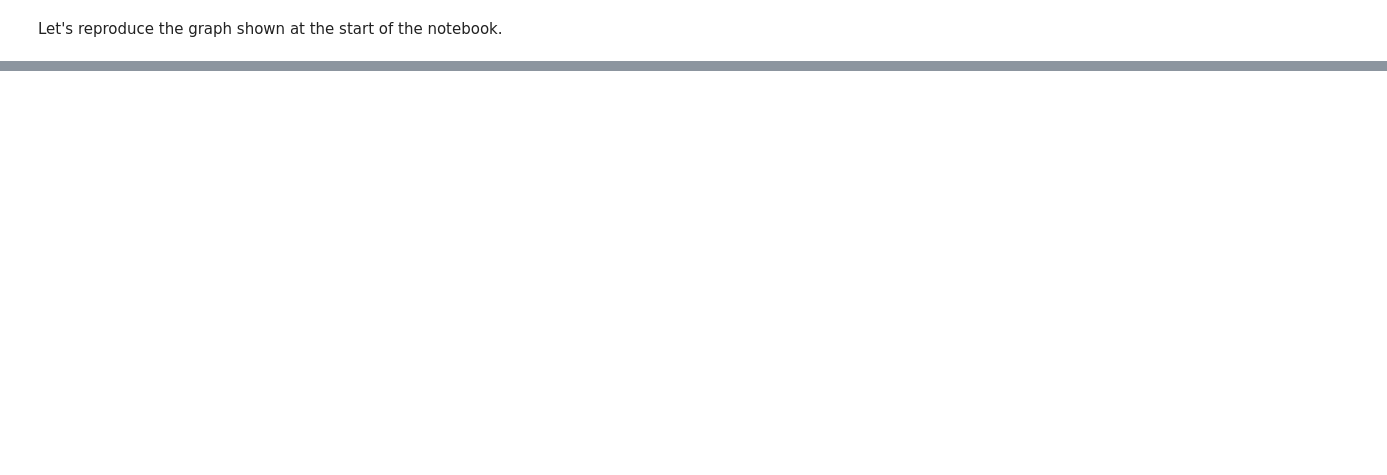
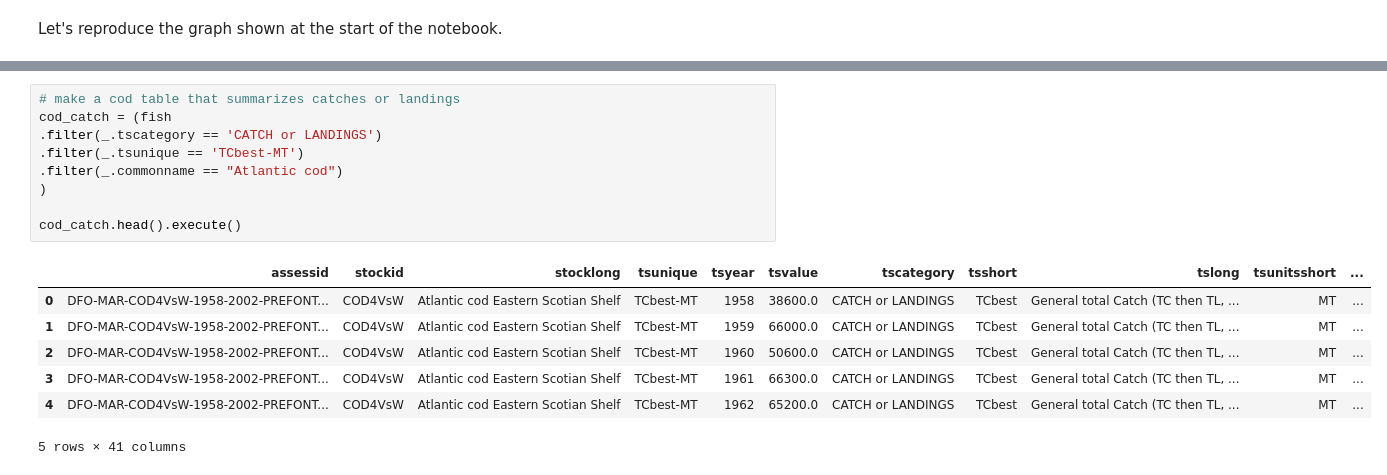
Before and after one commit to espm-288/fish-a_team_fish, a Jupyter notebook: notebook.ipynb, the cells around one changed output, grey strips where cells are left out. Drawn from its saved outputs; the diff is of its cells as text; blank space fills up the shorter version.

```diff
--- a/notebook.ipynb
+++ b/notebook.ipynb
@@ -180,0 +96,17 @@ fish.group_by(_.tslong, _.tsunique).agg(n = _.count()).order_by(_.n.desc()).exec
+# %%
+# make a cod table that summarizes catches or landings
+cod_catch = (fish
+.filter(_.tscategory == 'CATCH or LANDINGS')
+.filter(_.tsunique == 'TCbest-MT')
+.filter(_.commonname == "Atlantic cod")
+)
+
+cod_catch.head().execute()
+# %% [output]
+|  | assessid | stockid | stocklong | tsunique | tsyear | tsvalue | tscategory | tsshort | tslong | tsunitsshort | ... |
+| 0 | DFO-MAR-COD4VsW-1958-2002-PREFONT... | COD4VsW | Atlantic cod Eastern Scotian Shelf | TCbest-MT | 1958 | 38600.0 | CATCH or LANDINGS | TCbest | General total Catch (TC then TL, ... | MT | ... |
+| 1 | DFO-MAR-COD4VsW-1958-2002-PREFONT... | COD4VsW | Atlantic cod Eastern Scotian Shelf | TCbest-MT | 1959 | 66000.0 | CATCH or LANDINGS | TCbest | General total Catch (TC then TL, ... | MT | ... |
+| 2 | DFO-MAR-COD4VsW-1958-2002-PREFONT... | COD4VsW | Atlantic cod Eastern Scotian Shelf | TCbest-MT | 1960 | 50600.0 | CATCH or LANDINGS | TCbest | General total Catch (TC then TL, ... | MT | ... |
+| 3 | DFO-MAR-COD4VsW-1958-2002-PREFONT... | COD4VsW | Atlantic cod Eastern Scotian Shelf | TCbest-MT | 1961 | 66300.0 | CATCH or LANDINGS | TCbest | General total Catch (TC then TL, ... | MT | ... |
+| 4 | DFO-MAR-COD4VsW-1958-2002-PREFONT... | COD4VsW | Atlantic cod Eastern Scotian Shelf | TCbest-MT | 1962 | 65200.0 | CATCH or LANDINGS | TCbest | General total Catch (TC then TL, ... | MT | ... |
+5 rows × 41 columns
```
Also changed, not shown: parts of 20 cells of this notebook.
